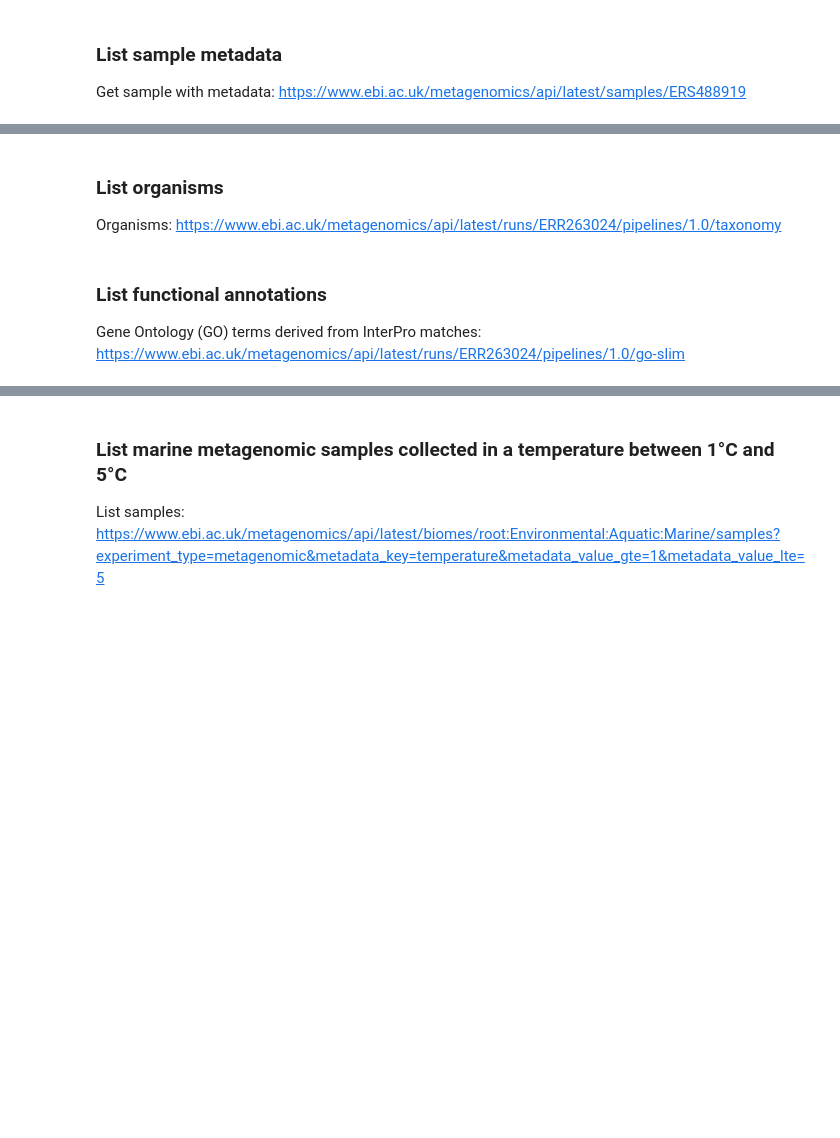
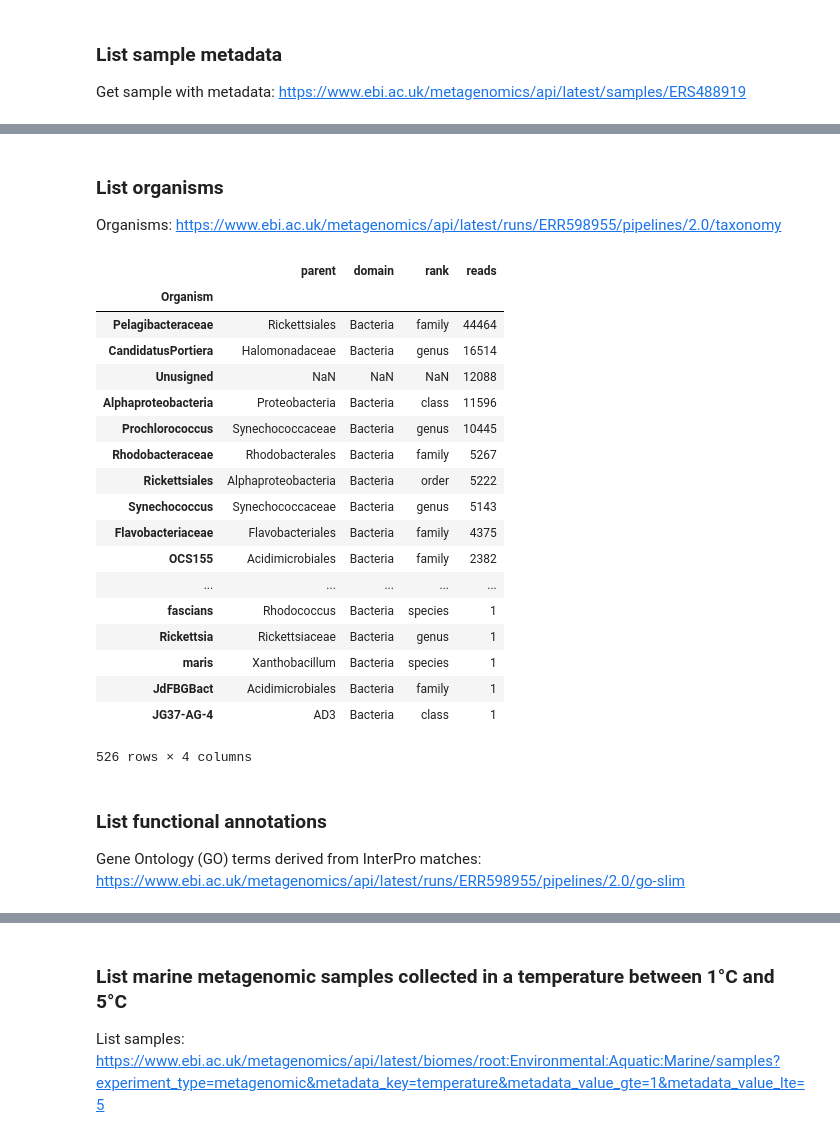
Before and after one commit to EBI-Metagenomics/examples, a Jupyter notebook: emgapi/examples/notebook/examples.ipynb, the cells around one changed output, grey strips where cells are left out. Drawn from its saved outputs; the diff is of its cells as text; code cells hidden in the pictures; blank space fills up the shorter version.

```diff
--- a/emgapi/examples/notebook/examples.ipynb
+++ b/emgapi/examples/notebook/examples.ipynb
@@ -155,22 +230,43 @@ df
 # %% [markdown]
 ### List organisms
 
-Organisms: https://www.ebi.ac.uk/metagenomics/api/latest/runs/ERR263024/pipelines/1.0/taxonomy
+Organisms: https://www.ebi.ac.uk/metagenomics/api/latest/runs/ERR598955/pipelines/2.0/taxonomy
 # %%
 df = DataFrame(columns=('parent','domain', 'rank', 'reads'))
 df.index.name = 'Organism'
 
 with Session(API_BASE) as s:
-    f = Filter('page_size=250')
-    for ann in s.iterate('runs/ERR771106/pipelines/4.0/taxonomy/lsu', f):
-        df.loc[ann.name] = [
-            ann.parent, ann.domain, ann.rank, ann.count
-        ]
+    run = s.get('runs', 'ERR598955').resource
+    for a in run.analysis:
+        for ann in a.taxonomy:
+            df.loc[ann.name] = [
+                ann.parent, ann.domain, ann.rank, ann.count
+            ]
 df.sort_values('reads', ascending=False)
+# %% [output]
+|  | parent | domain | rank | reads |
+| Organism |  |  |  |  |
+| Pelagibacteraceae | Rickettsiales | Bacteria | family | 44464 |
+| CandidatusPortiera | Halomonadaceae | Bacteria | genus | 16514 |
+| Unusigned | NaN | NaN | NaN | 12088 |
+| Alphaproteobacteria | Proteobacteria | Bacteria | class | 11596 |
+| Prochlorococcus | Synechococcaceae | Bacteria | genus | 10445 |
+| Rhodobacteraceae | Rhodobacterales | Bacteria | family | 5267 |
+| Rickettsiales | Alphaproteobacteria | Bacteria | order | 5222 |
+| Synechococcus | Synechococcaceae | Bacteria | genus | 5143 |
+| Flavobacteriaceae | Flavobacteriales | Bacteria | family | 4375 |
+| OCS155 | Acidimicrobiales | Bacteria | family | 2382 |
+| ... | ... | ... | ... | ... |
+| fascians | Rhodococcus | Bacteria | species | 1 |
+| Rickettsia | Rickettsiaceae | Bacteria | genus | 1 |
+| maris | Xanthobacillum | Bacteria | species | 1 |
+| JdFBGBact | Acidimicrobiales | Bacteria | family | 1 |
+| JG37-AG-4 | AD3 | Bacteria | class | 1 |
+526 rows × 4 columns
 # %% [markdown]
 ### List functional annotations
 
-Gene Ontology (GO) terms derived from InterPro matches: https://www.ebi.ac.uk/metagenomics/api/latest/runs/ERR263024/pipelines/1.0/go-slim
+Gene Ontology (GO) terms derived from InterPro matches: https://www.ebi.ac.uk/metagenomics/api/latest/runs/ERR598955/pipelines/2.0/go-slim
 # %%
 df = DataFrame(columns=('category', 'description', 'annotation counts'))
 df.index.name = 'GO term'
```
Also changed, not shown: parts of 8 cells of this notebook.
